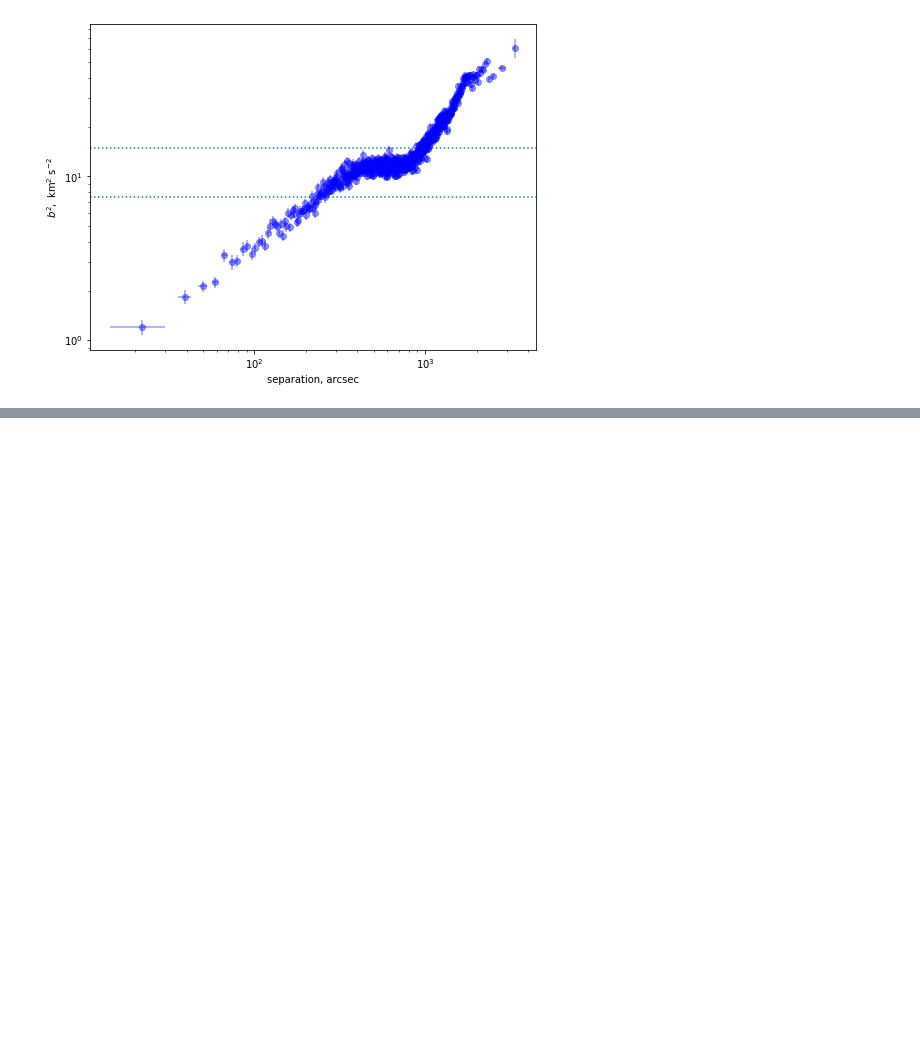
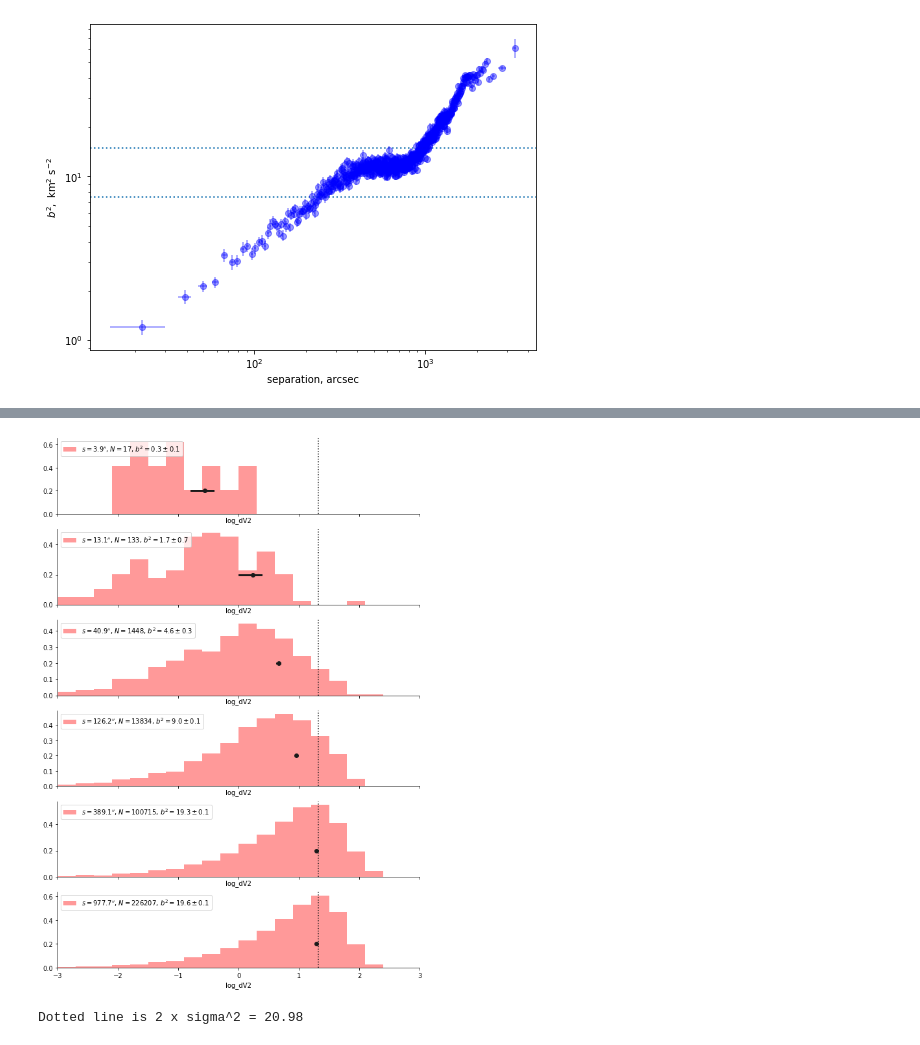
Before and after one commit to JavGVastro/CSHR, a Jupyter notebook: lagoon.ipynb, the cells around one changed output, grey strips where cells are left out. Saved outputs shown, nothing was run; the diff lists cells and outputs as text; code cells hidden in the pictures; blank space fills up the shorter version.

```diff
--- a/lagoon.ipynb
+++ b/lagoon.ipynb
@@ -226,0 +304,4 @@ None
+# %%
+pairs.loc[:, 's_class'] = pd.Categorical((2*pairs.log_s + 0.5).astype('int'), ordered=True)
+# %%
+pairs.s_class[pairs.s_class == 0] = 1
@@ -226,0 +331,30 @@ None
+# %%
+sig2 = pairs.dV2.mean()
+sig2a = 2*np.var(df1.V)
+fig, axes = plt.subplots(6, 1, figsize=(10, 15), sharex=True)
+for sclass, ax in zip(range(1, 7), axes):
+    b2mean = np.mean(pairs.dV2[pairs.s_class == sclass])
+    b2std = np.std(pairs.dV2[pairs.s_class == sclass])
+    b2mean2 = np.mean(pairs.log_dV2[pairs.s_class == sclass])
+    n = np.sum(pairs.s_class == sclass)
+    b2sem = b2std/np.sqrt(n)
+    smean = np.mean(10**pairs.log_s[pairs.s_class == sclass])
+    label = f"$s = {smean:.1f}''$"
+    label += f", $N = {n}$"
+    label += fr", $b^2 = {b2mean:.1f} \pm {b2sem:.1f}$"
+    sns.distplot(pairs.log_dV2[pairs.s_class == sclass],
+                 norm_hist=True, kde=False, ax=ax,
+                 label=label, bins=20,color="red", hist_kws=dict(range=[-3.0, 3.0])
+                )
+    ax.plot([np.log10(b2mean)], [0.2], 'o', color='k')
+    ax.plot([np.log10(b2mean - b2sem), np.log10(b2mean + b2sem)], [0.2]*2, lw=3, color='k')
+    ax.axvline(np.log10(sig2a), color='k', ls=':')
+    ax.set(xlim=[-3.0, 3.0])
+    ax.legend(loc='upper left')
+sns.despine()
+# %% [output]
+[figure, added]
+# %%
+print(f'Dotted line is 2 x sigma^2 = {sig2a:.2f}')
+# %% [output]
+Dotted line is 2 x sigma^2 = 20.98
```
Also changed, not shown: parts of 22 cells of this notebook.
